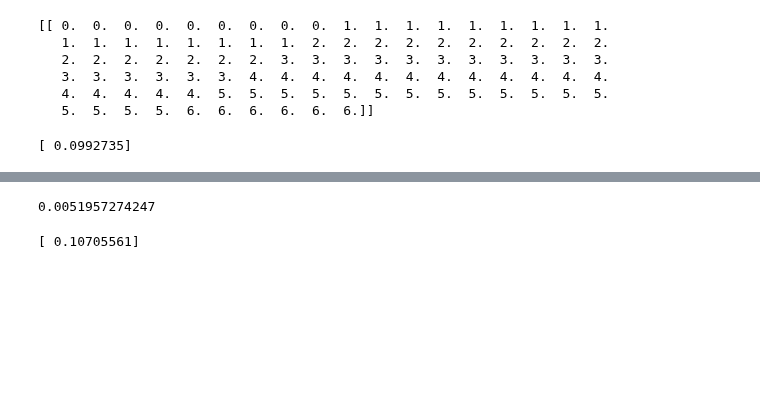
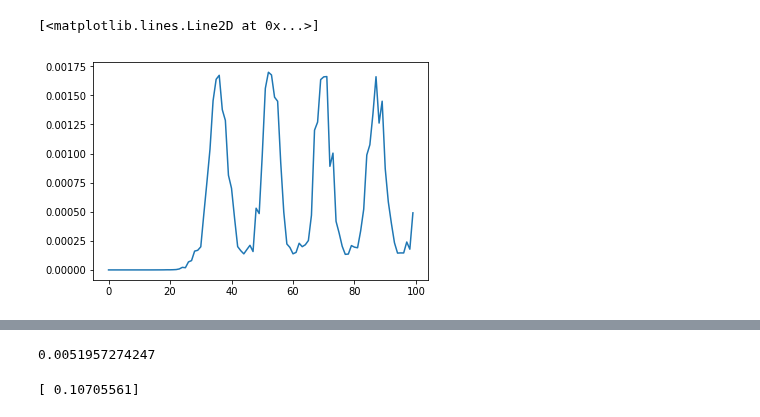
Before and after one commit to Quantumgame/quantum-ml, a Jupyter notebook: test_notebooks/distributions.ipynb, the cells around one changed output, grey strips where cells are left out. Saved outputs shown, nothing was run; the diff lists cells and outputs as text; code cells hidden in the pictures; blank space fills up the shorter version.

```diff
--- a/test_notebooks/distributions.ipynb
+++ b/test_notebooks/distributions.ipynb
@@ -189,13 +193,5 @@ plt.plot(x,V)
-# %%
-print(charge_state_vec)
-# %% [output]
-[[ 0.  0.  0.  0.  0.  0.  0.  0.  0.  1.  1.  1.  1.  1.  1.  1.  1.  1.
-   1.  1.  1.  1.  1.  1.  1.  1.  2.  2.  2.  2.  2.  2.  2.  2.  2.  2.
-   2.  2.  2.  2.  2.  2.  2.  3.  3.  3.  3.  3.  3.  3.  3.  3.  3.  3.
-   3.  3.  3.  3.  3.  3.  4.  4.  4.  4.  4.  4.  4.  4.  4.  4.  4.  4.
-   4.  4.  4.  4.  4.  5.  5.  5.  5.  5.  5.  5.  5.  5.  5.  5.  5.  5.
-   5.  5.  5.  5.  6.  6.  6.  6.  6.  6.]]
-# %%
-print(b1_h_dist)
-# %% [output]
-[ 0.0992735]
+# %%
+plt.plot(I_vec[0])
+# %% [output]
+[<matplotlib.lines.Line2D at 0x...>]
+[figure, added]
```
Also changed, not shown: parts of 7 cells of this notebook, 2 other files.
